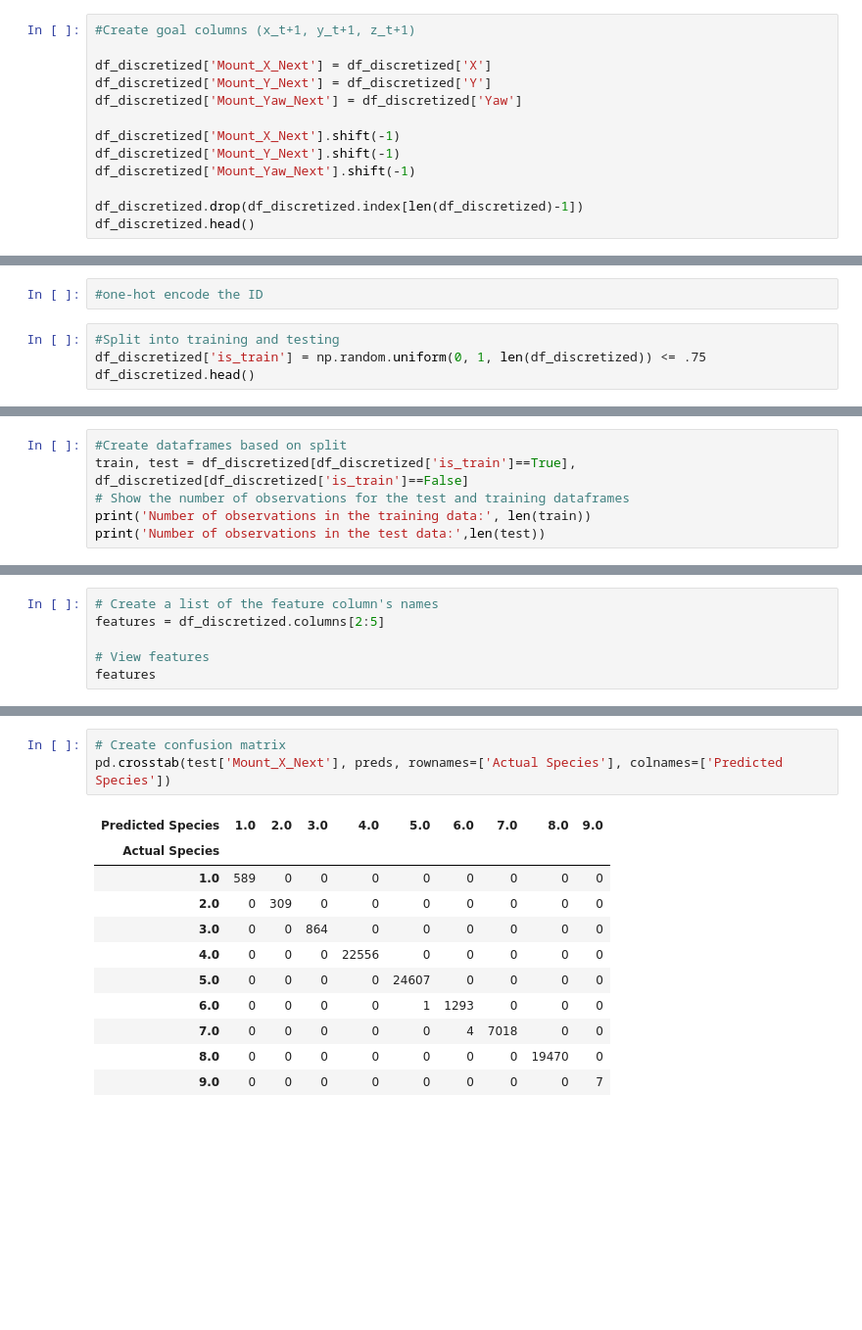
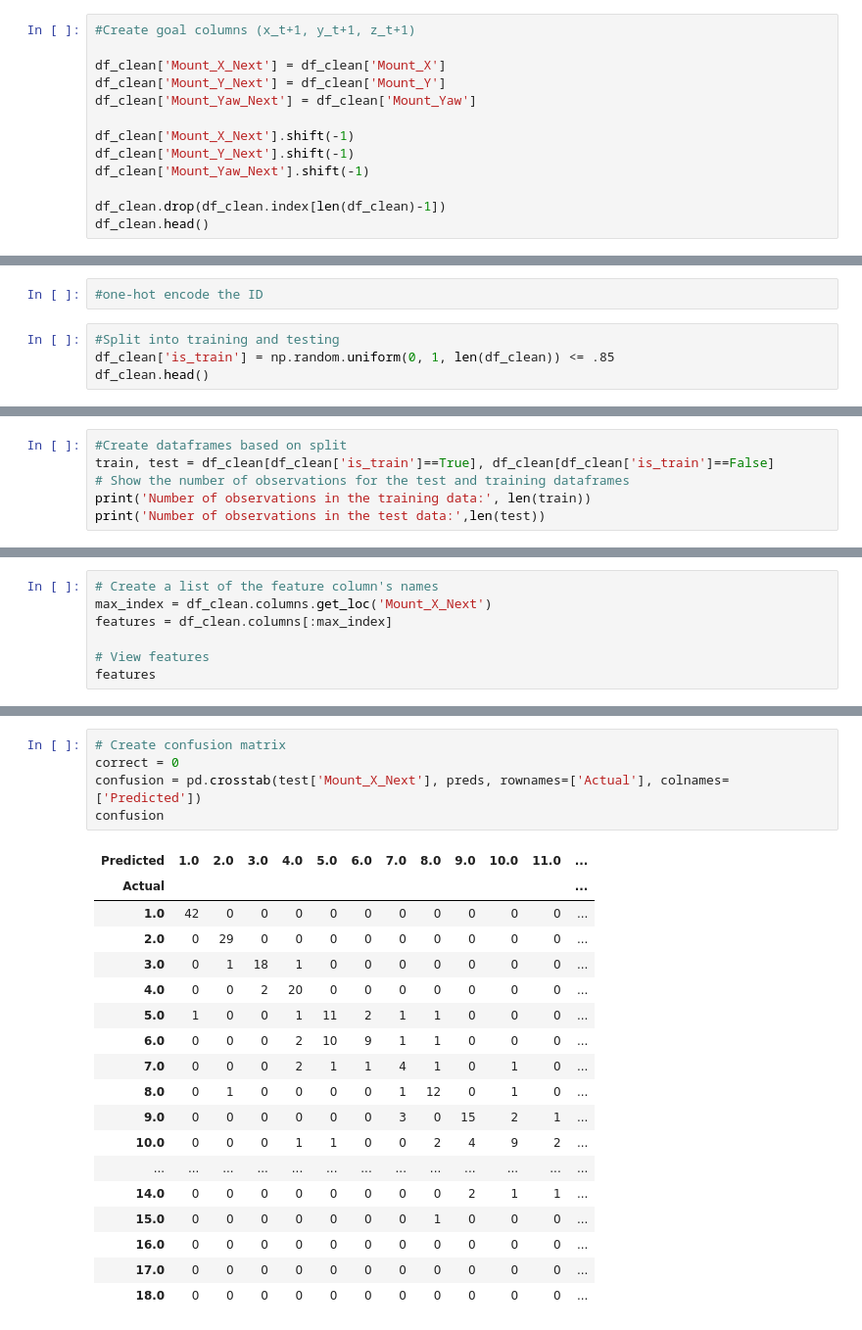
Before and after one commit to alexandroid000/self-assembly, a Jupyter notebook: dataAnalysis/develop/ml/July-22-2018-jw-data_models_experiments_trees.ipynb, the cells around one changed output, grey strips where cells are left out. Shown at 98% size. Cells and saved outputs as stored; diff of their text form; blank space fills up the shorter version.

Commit message:
Finished code for random forest

```diff
--- a/dataAnalysis/develop/ml/July-22-2018-jw-data_models_experiments_trees.ipynb
+++ b/dataAnalysis/develop/ml/July-22-2018-jw-data_models_experiments_trees.ipynb
@@ -100,14 +100,14 @@ df_discretized.head()
 # %%
 #Create goal columns (x_t+1, y_t+1, z_t+1)
 
-df_discretized['Mount_X_Next'] = df_discretized['X']
-df_discretized['Mount_Y_Next'] = df_discretized['Y']
-df_discretized['Mount_Yaw_Next'] = df_discretized['Yaw']
+df_clean['Mount_X_Next'] = df_clean['Mount_X']
+df_clean['Mount_Y_Next'] = df_clean['Mount_Y']
+df_clean['Mount_Yaw_Next'] = df_clean['Mount_Yaw']
 
-df_discretized['Mount_X_Next'].shift(-1)
-df_discretized['Mount_Y_Next'].shift(-1)
-df_discretized['Mount_Yaw_Next'].shift(-1)
+df_clean['Mount_X_Next'].shift(-1)
+df_clean['Mount_Y_Next'].shift(-1)
+df_clean['Mount_Yaw_Next'].shift(-1)
 
-df_discretized.drop(df_discretized.index[len(df_discretized)-1])
-df_discretized.head()
+df_clean.drop(df_clean.index[len(df_clean)-1])
+df_clean.head()
 # %% [output]
@@ -121,6 +122,6 @@ df_discretized.head()
 #one-hot encode the ID
 # %%
 #Split into training and testing
-df_discretized['is_train'] = np.random.uniform(0, 1, len(df_discretized)) <= .75
-df_discretized.head()
+df_clean['is_train'] = np.random.uniform(0, 1, len(df_clean)) <= .85
+df_clean.head()
 # %% [output]
@@ -133,6 +135,6 @@ df_discretized.head()
 # %%
 #Create dataframes based on split
-train, test = df_discretized[df_discretized['is_train']==True], df_discretized[df_discretized['is_train']==False]
+train, test = df_clean[df_clean['is_train']==True], df_clean[df_clean['is_train']==False]
 # Show the number of observations for the test and training dataframes
 print('Number of observations in the training data:', len(train))
 print('Number of observations in the test data:',len(test))
@@ -155,6 +158,7 @@ df_discretized.describe()
 # %%
 # Create a list of the feature column's names
-features = df_discretized.columns[2:5]
+max_index = df_clean.columns.get_loc('Mount_X_Next')
+features = df_clean.columns[:max_index]
 
 # View features
 features
@@ -199,15 +229,24 @@ array([[0., 0., 0., 0., 0., 0., 0., 1., 0.],
 # %%
 # Create confusion matrix
-pd.crosstab(test['Mount_X_Next'], preds, rownames=['Actual Species'], colnames=['Predicted Species'])
+correct = 0
+confusion = pd.crosstab(test['Mount_X_Next'], preds, rownames=['Actual'], colnames=['Predicted'])
+confusion
 # %% [output]
-| Predicted Species | 1.0 | 2.0 | 3.0 | 4.0 | 5.0 | 6.0 | 7.0 | 8.0 | 9.0 |
-| Actual Species |  |  |  |  |  |  |  |  |  |
-| 1.0 | 589 | 0 | 0 | 0 | 0 | 0 | 0 | 0 | 0 |
-| 2.0 | 0 | 309 | 0 | 0 | 0 | 0 | 0 | 0 | 0 |
-| 3.0 | 0 | 0 | 864 | 0 | 0 | 0 | 0 | 0 | 0 |
-| 4.0 | 0 | 0 | 0 | 22556 | 0 | 0 | 0 | 0 | 0 |
-| 5.0 | 0 | 0 | 0 | 0 | 24607 | 0 | 0 | 0 | 0 |
-| 6.0 | 0 | 0 | 0 | 0 | 1 | 1293 | 0 | 0 | 0 |
-| 7.0 | 0 | 0 | 0 | 0 | 0 | 4 | 7018 | 0 | 0 |
-| 8.0 | 0 | 0 | 0 | 0 | 0 | 0 | 0 | 19470 | 0 |
-| 9.0 | 0 | 0 | 0 | 0 | 0 | 0 | 0 | 0 | 7 |
+| Predicted | 1.0 | 2.0 | 3.0 | 4.0 | 5.0 | 6.0 | 7.0 | 8.0 | 9.0 | 10.0 | 11.0 | ... |
+| Actual |  |  |  |  |  |  |  |  |  |  |  | ... |
+| 1.0 | 42 | 0 | 0 | 0 | 0 | 0 | 0 | 0 | 0 | 0 | 0 | ... |
+| 2.0 | 0 | 29 | 0 | 0 | 0 | 0 | 0 | 0 | 0 | 0 | 0 | ... |
+| 3.0 | 0 | 1 | 18 | 1 | 0 | 0 | 0 | 0 | 0 | 0 | 0 | ... |
+| 4.0 | 0 | 0 | 2 | 20 | 0 | 0 | 0 | 0 | 0 | 0 | 0 | ... |
+| 5.0 | 1 | 0 | 0 | 1 | 11 | 2 | 1 | 1 | 0 | 0 | 0 | ... |
+| 6.0 | 0 | 0 | 0 | 2 | 10 | 9 | 1 | 1 | 0 | 0 | 0 | ... |
+| 7.0 | 0 | 0 | 0 | 2 | 1 | 1 | 4 | 1 | 0 | 1 | 0 | ... |
+| 8.0 | 0 | 1 | 0 | 0 | 0 | 0 | 1 | 12 | 0 | 1 | 0 | ... |
+| 9.0 | 0 | 0 | 0 | 0 | 0 | 0 | 3 | 0 | 15 | 2 | 1 | ... |
+| 10.0 | 0 | 0 | 0 | 1 | 1 | 0 | 0 | 2 | 4 | 9 | 2 | ... |
+| ... | ... | ... | ... | ... | ... | ... | ... | ... | ... | ... | ... | ... |
+| 14.0 | 0 | 0 | 0 | 0 | 0 | 0 | 0 | 0 | 2 | 1 | 1 | ... |
+| 15.0 | 0 | 0 | 0 | 0 | 0 | 0 | 0 | 1 | 0 | 0 | 0 | ... |
+| 16.0 | 0 | 0 | 0 | 0 | 0 | 0 | 0 | 0 | 0 | 0 | 0 | ... |
+| 17.0 | 0 | 0 | 0 | 0 | 0 | 0 | 0 | 0 | 0 | 0 | 0 | ... |
+| 18.0 | 0 | 0 | 0 | 0 | 0 | 0 | 0 | 0 | 0 | 0 | 0 | ... |
```
Also changed, not shown: parts of 20 cells of this notebook, 1 other file.
